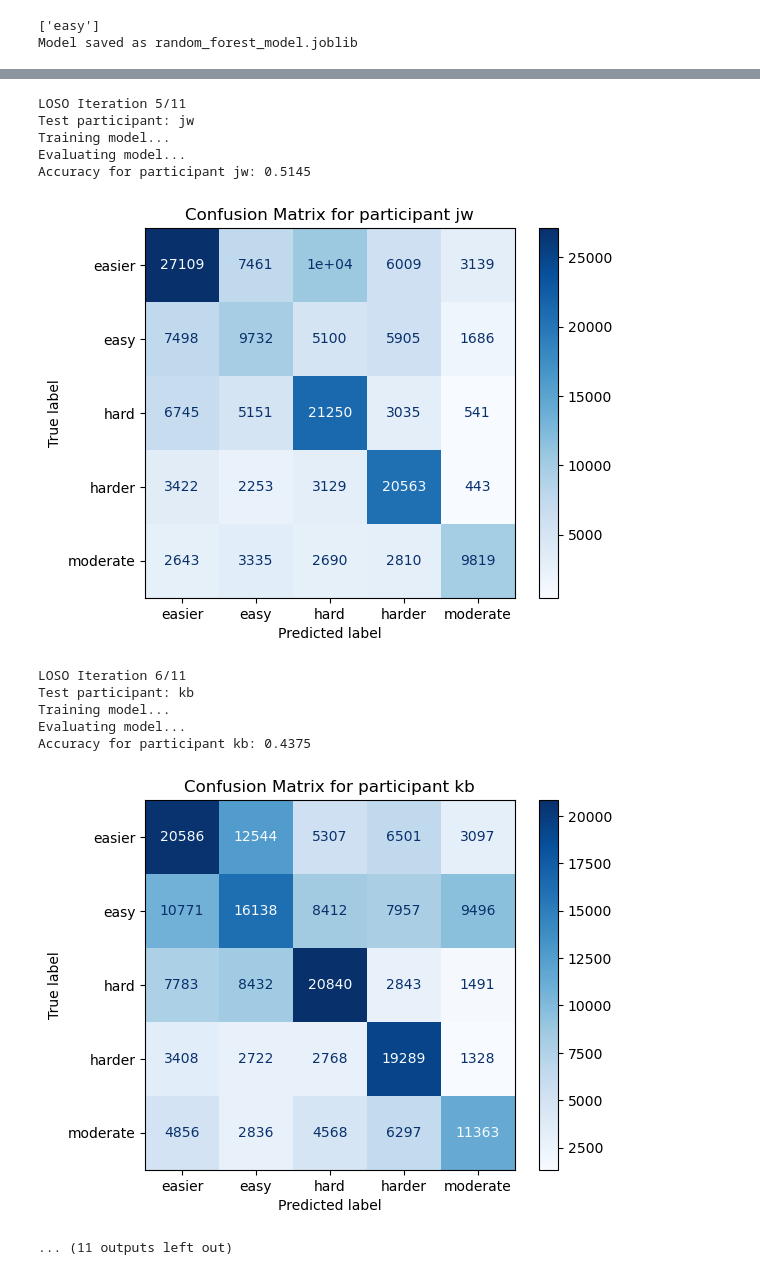
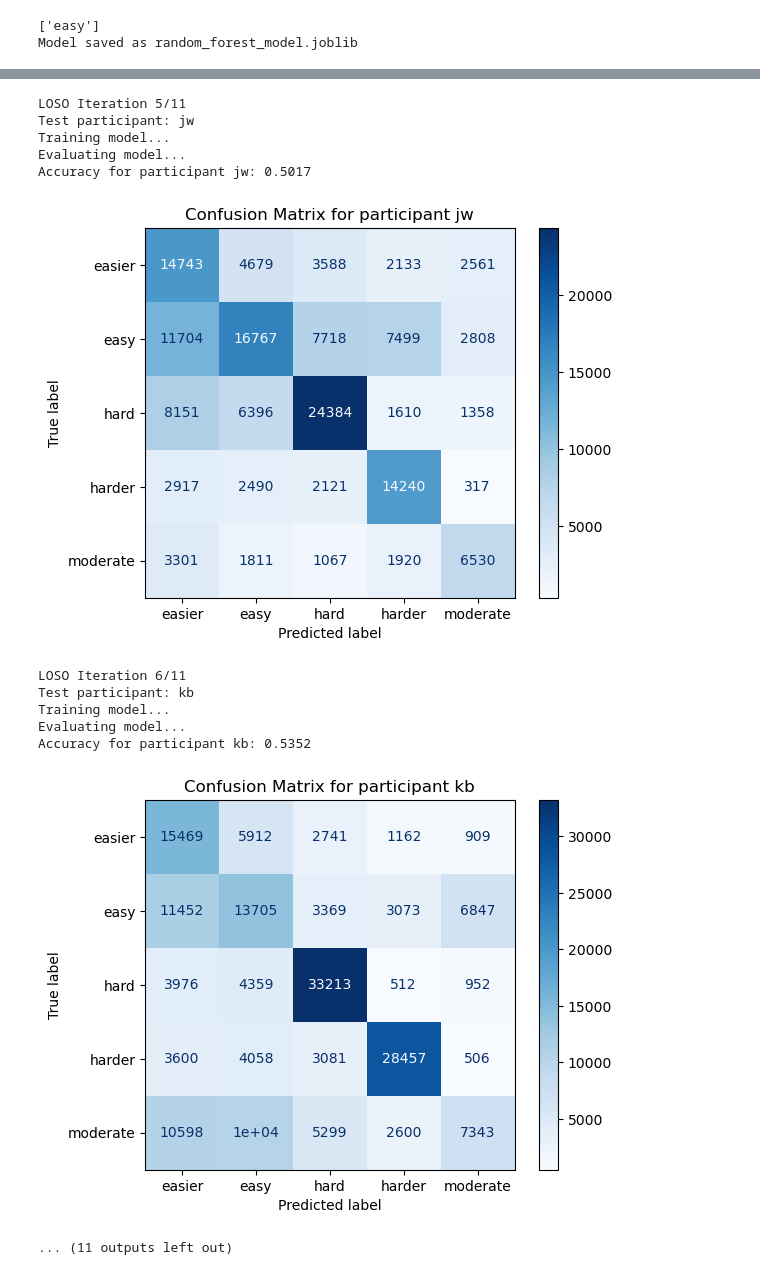
Before and after one commit to ipcarepi/ML-Models, a Jupyter notebook: Random_forest.ipynb, the cells around one changed output, grey strips where cells are left out. Cells and saved outputs as stored; diff of their text form; code cells hidden in the pictures.

```diff
--- a/Random_forest.ipynb
+++ b/Random_forest.ipynb
@@ -186,7 +186,15 @@ def process_data(df):
     if 'UNIX Time' not in df.columns or df['UNIX Time'].isnull().all():
         print("Error: 'UNIX Time' column not found or all values are null")
         return pd.DataFrame()
-    df_numeric = df.select_dtypes(include=[np.number]).drop(columns=['UNIX Time'])
+
+    game_start_time = df['UNIX Time'].min() + 30
+    df_after_start = df[df['UNIX Time'] >= game_start_time]
+
+    if df_after_start.empty:
+        print(f"Warning: No data available after assumed game start")
+        return pd.DataFrame()
+
+    df_numeric = df_after_start.select_dtypes(include=[np.number]).drop(columns=['UNIX Time'])
 
     return df_numeric
 
@@ -398,13 +406,13 @@ Accuracy for participant jj: 0.4546
 LOSO Iteration 5/11
 Test participant: jw
 Training model...
 Evaluating model...
-Accuracy for participant jw: 0.5145
+Accuracy for participant jw: 0.5017
-[figure, old version]
+[figure, new version]
 LOSO Iteration 6/11
 Test participant: kb
 Training model...
 Evaluating model...
-Accuracy for participant kb: 0.4375
+Accuracy for participant kb: 0.5352
-[figure, old version]
+[figure, new version]
 ... (11 outputs left out)
```
Also changed, not shown: parts of 1 cell of this notebook.
